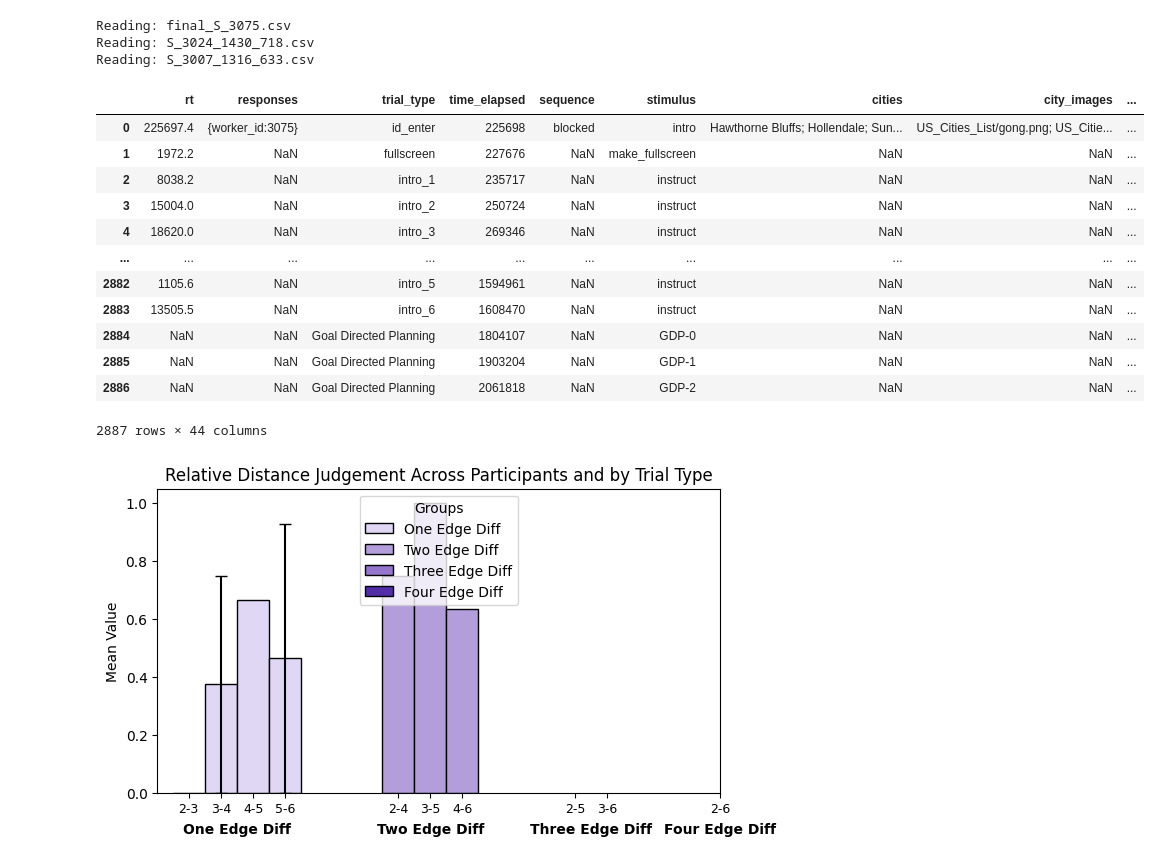
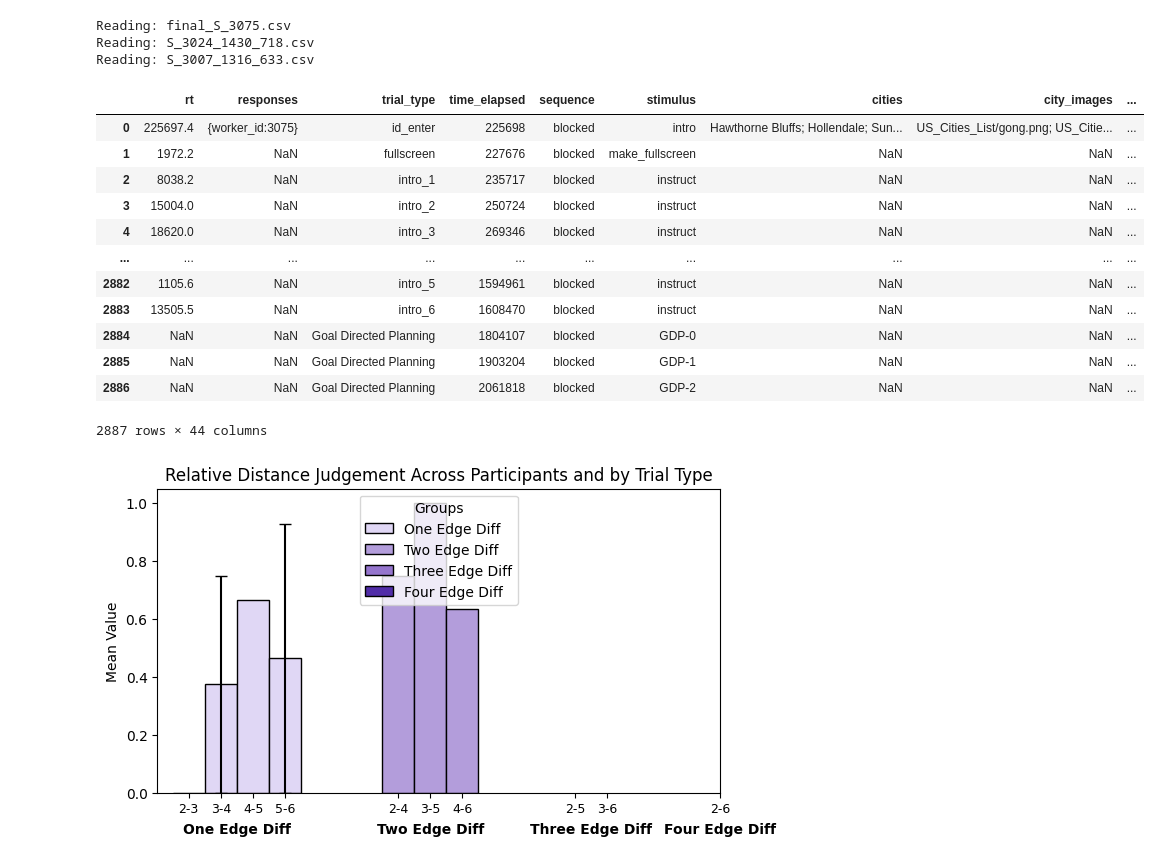
Before and after one commit to JerryGuo2001/GraphWalkFlights, a Jupyter notebook: Graph-Walk-Flight_Psiturk_by_Jerry_Rohin/data/analysis/GW_RA_analysis.ipynb, the cells around one changed output. Cells and saved outputs as stored; diff of their text form; code cells hidden in the pictures.

```diff
--- a/Graph-Walk-Flight_Psiturk_by_Jerry_Rohin/data/analysis/GW_RA_analysis.ipynb
+++ b/Graph-Walk-Flight_Psiturk_by_Jerry_Rohin/data/analysis/GW_RA_analysis.ipynb
@@ -7,43 +7,44 @@ import pandas as pd
 from statsmodels.stats.multicomp import pairwise_tukeyhsd
 folder_path = "../RA_data"
 
 df_list = []
 
 # Iterate through all CSV files in the folder
 for file in os.listdir(folder_path):
     if file.endswith(".csv"):  # Check if the file is a CSV
         file_path = os.path.join(folder_path, file)
         print(f"Reading: {file}")
         try:
             df_individual = pd.read_csv(file_path, on_bad_lines='skip')
             if 'Peoria' in df_individual['cities'][0]:
                 df_individual['city_type'] = 'US'
             else: df_individual['city_type'] = 'Fictional'
             df_list.append(df_individual)
         except Exception as e:
             print(f"Error reading {file}: {e}")
 
 # Concatenate all DataFrames
 df_flights = pd.concat(df_list, ignore_index=True)
 df_flights['partid'] = df_flights['responses'].str.replace('{worker_id:',"").str.replace('}', '')
 df_flights['partid'] = df_flights['partid'].ffill()
+df_flights['sequence']=df_flights['sequence'].ffill()
 df_flights
 # %% [output]
 Reading: final_S_3075.csv
 Reading: S_3024_1430_718.csv
 Reading: S_3007_1316_633.csv
 |  | rt | responses | trial_type | time_elapsed | sequence | stimulus | cities | city_images | ... |
 | 0 | 225697.4 | {worker_id:3075} | id_enter | 225698 | blocked | intro | Hawthorne Bluffs; Hollendale; Sun... | US_Cities_List/gong.png; US_Citie... | ... |
-| 1 | 1972.2 | NaN | fullscreen | 227676 | NaN | make_fullscreen | NaN | NaN | ... |
-| 2 | 8038.2 | NaN | intro_1 | 235717 | NaN | instruct | NaN | NaN | ... |
-| 3 | 15004.0 | NaN | intro_2 | 250724 | NaN | instruct | NaN | NaN | ... |
-| 4 | 18620.0 | NaN | intro_3 | 269346 | NaN | instruct | NaN | NaN | ... |
+| 1 | 1972.2 | NaN | fullscreen | 227676 | blocked | make_fullscreen | NaN | NaN | ... |
+| 2 | 8038.2 | NaN | intro_1 | 235717 | blocked | instruct | NaN | NaN | ... |
+| 3 | 15004.0 | NaN | intro_2 | 250724 | blocked | instruct | NaN | NaN | ... |
+| 4 | 18620.0 | NaN | intro_3 | 269346 | blocked | instruct | NaN | NaN | ... |
 | ... | ... | ... | ... | ... | ... | ... | ... | ... | ... |
-| 2882 | 1105.6 | NaN | intro_5 | 1594961 | NaN | instruct | NaN | NaN | ... |
-| 2883 | 13505.5 | NaN | intro_6 | 1608470 | NaN | instruct | NaN | NaN | ... |
-| 2884 | NaN | NaN | Goal Directed Planning | 1804107 | NaN | GDP-0 | NaN | NaN | ... |
-| 2885 | NaN | NaN | Goal Directed Planning | 1903204 | NaN | GDP-1 | NaN | NaN | ... |
-| 2886 | NaN | NaN | Goal Directed Planning | 2061818 | NaN | GDP-2 | NaN | NaN | ... |
+| 2882 | 1105.6 | NaN | intro_5 | 1594961 | blocked | instruct | NaN | NaN | ... |
+| 2883 | 13505.5 | NaN | intro_6 | 1608470 | blocked | instruct | NaN | NaN | ... |
+| 2884 | NaN | NaN | Goal Directed Planning | 1804107 | blocked | GDP-0 | NaN | NaN | ... |
+| 2885 | NaN | NaN | Goal Directed Planning | 1903204 | blocked | GDP-1 | NaN | NaN | ... |
+| 2886 | NaN | NaN | Goal Directed Planning | 2061818 | blocked | GDP-2 | NaN | NaN | ... |
 2887 rows × 44 columns
 # %%
 bad_partid = ['5cba50bf114fa5001aac5570','6657584ca6e3645f4a99e753','67e2b86a96de1816df85cefe','5fadeb340e10471fdeb5fbf5']
```
Also changed, not shown: parts of 3 cells of this notebook.
